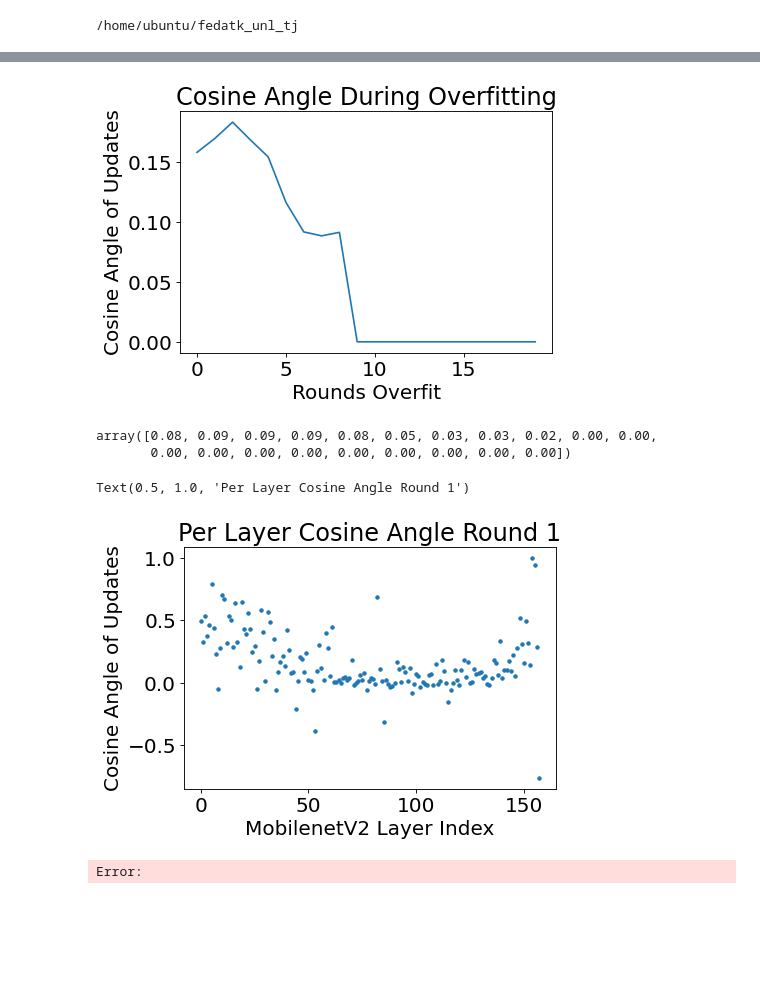
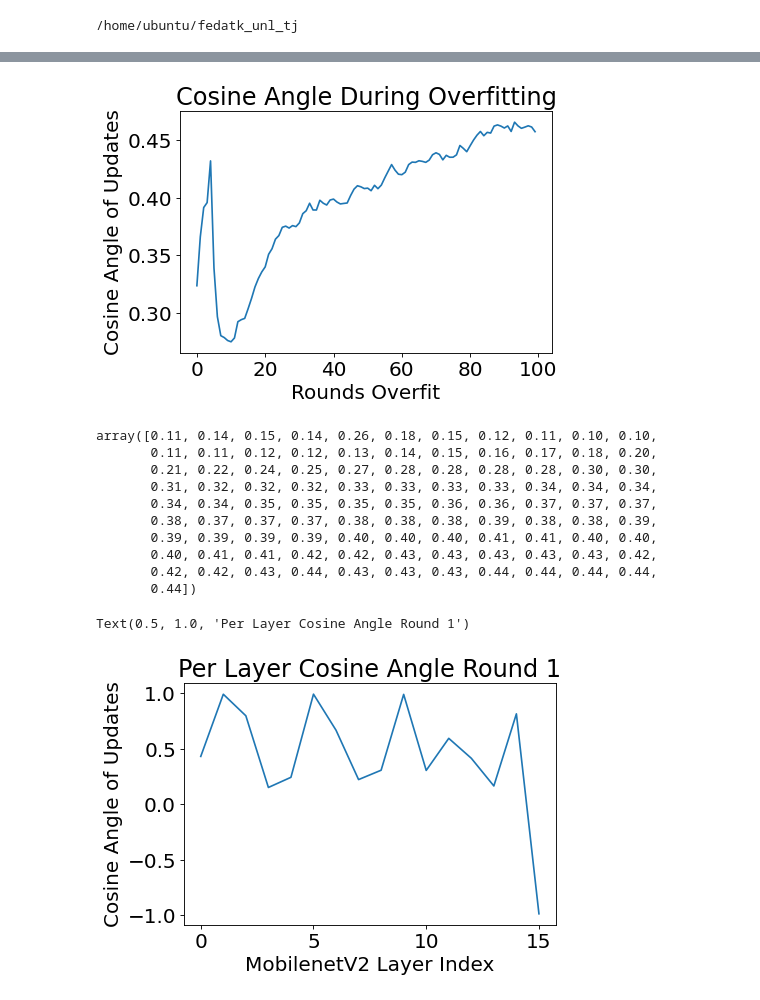
Before and after one commit to tj-kim/fedatk_unl_tj, a Jupyter notebook: experiments_paper/fig4a_cosine_angle_analysis.ipynb, the cells around one changed output, grey strips where cells are left out. Saved outputs shown, nothing was run; the diff lists cells and outputs as text; code cells hidden in the pictures; blank space fills up the shorter version.

```diff
--- a/experiments_paper/fig4a_cosine_angle_analysis.ipynb
+++ b/experiments_paper/fig4a_cosine_angle_analysis.ipynb
@@ -35,16 +35,16 @@ from transfer_attacks.Transferer import *
 from transfer_attacks.Args import *
 from transfer_attacks.TA_utils import *
 # %%
-setting, num_user = "FedAvg_adv", 40
+setting, num_user = "FedAvg_adv", 20
 
 try: # Skip loading if already loaded
     aggregator
 except:
-    aggregator, clients, args_ = set_args(setting, num_user,  experiment = "cifar10") # Indicate dataset here
+    aggregator, clients, args_ = set_args(setting, num_user,  experiment = "fakenewsnet") # Indicate dataset here
 
 # Load models for FAT and FedAvg
-save_path_FAT = '/home/ubuntu/fedatk_unl_tj/weights/cifar10/231031_FAT150round/FAT/'
-save_path_FedAvg = '/home/ubuntu/fedatk_unl_tj/weights/cifar10/230922_baseline_train/fedavg/'
+save_path_FAT = '/home/ubuntu/fedatk_unl_tj/weights/fakenews/250119_small_architecture_moreconv/FAT_ep02/'
+save_path_FedAvg = '/home/ubuntu/fedatk_unl_tj/weights/fakenews/250119_small_architecture_moreconv/FedAvg/'
 
 model_FAT = copy.deepcopy(import_model_weights(num_user, setting, save_path_FAT, aggregator, args_)[0])
 model_Fedavg = import_model_weights(num_user, setting, save_path_FedAvg, aggregator, args_)[0]
@@ -78,7 +82,7 @@ def diff_cosine_similarity(diff, baseline, key_length):
 
     return values_stored
 
-def get_adv_acc(aggregator, model, batch_size = 500, data_mode = "all", c_id = 0):
+def get_adv_acc(aggregator, model, batch_size = 500, data_mode = "all", c_id = 0, eps = 0.1):
     num_clients = len(aggregator.clients)
 
     # Dataloader for datax
@@ -102,7 +106,7 @@ def get_adv_acc(aggregator, model, batch_size = 500, data_mode = "all", c_id = 0
     t1.atk_params = PGD_Params()
     t1.atk_params.set_params(batch_size=batch_size, iteration = 10, target = -1,
                             x_val_min = torch.min(data_x), x_val_max = torch.max(data_x),
-                            step_size = 0.05, step_norm = "inf", eps = 4, eps_norm = 2)
+                            step_size = 0.05, step_norm = "inf", eps = eps, eps_norm = 2)
     t1.generate_advNN(c_id)
     t1.generate_xadv(atk_type="pgd")
     t1.send_to_victims(victim_idxs)
@@ -143,7 +147,7 @@ for key in desired_keys: #params_FAT:
     mag_norm_FedAvg2FAT += [diff/torch.norm(diff,p=2)]
 # %%
 # Perform 50 rounds of full overfitting on benign data on 200R FAT model
-num_rounds = 20
+num_rounds = 100
 
 setting = 'FedAvg_adv'
 
@@ -151,9 +155,9 @@ test_acc_gather = []
 adv_acc_gather = []
 cosine_gather_layers = np.zeros([num_rounds, len(desired_keys)])
 
-save_path_FAT150 = 'weights/cifar10/231031_FAT150round/FAT/'
+save_path_FAT150 = save_path_FAT # 'weights/cifar10/231031_FAT150round/FAT/'
 
-aggregator, clients, args_ = set_args(setting, num_user)
+aggregator, clients, args_ = set_args(setting, num_user, experiment = "fakenewsnet")
 
 # Test performance of aggregator on data
 aggregator.load_state(dir_path = save_path_FAT150)
@@ -174,7 +178,7 @@ x_max = torch.max(clients[0].adv_nn.dataloader.x_data)
 atk_params = PGD_Params()
 atk_params.set_params(batch_size=1, iteration = 10,
                 target = -1, x_val_min = x_min, x_val_max = x_max,
-                step_size = 0.05, step_norm = "inf", eps = 4.5, eps_norm = 2)
+                step_size = 0.05, step_norm = "inf", eps = 0.1, eps_norm = 2)
 
 
 for i in range(num_rounds):
@@ -275,7 +286,7 @@ plt.title('Cosine Angle During Overfitting')
 # Display the plot
 plt.show()
 # %% [output]
-[figure, old version]
+[figure, new version]
 # %%
 # Get number of params per desired key
 size = np.zeros(len(desired_keys))
@@ -293,23 +304,30 @@ cosine_propped = np.zeros(cosine_gather_layers.shape)
 
 np.average(cosine_gather_layers, weights = prop, axis = 1)
 # %% [output]
-array([0.08, 0.09, 0.09, 0.09, 0.08, 0.05, 0.03, 0.03, 0.02, 0.00, 0.00,
-       0.00, 0.00, 0.00, 0.00, 0.00, 0.00, 0.00, 0.00, 0.00])
+array([0.11, 0.14, 0.15, 0.14, 0.26, 0.18, 0.15, 0.12, 0.11, 0.10, 0.10,
+       0.11, 0.11, 0.12, 0.12, 0.13, 0.14, 0.15, 0.16, 0.17, 0.18, 0.20,
+       0.21, 0.22, 0.24, 0.25, 0.27, 0.28, 0.28, 0.28, 0.28, 0.30, 0.30,
+       0.31, 0.32, 0.32, 0.32, 0.33, 0.33, 0.33, 0.33, 0.34, 0.34, 0.34,
+       0.34, 0.34, 0.35, 0.35, 0.35, 0.35, 0.36, 0.36, 0.37, 0.37, 0.37,
+       0.38, 0.37, 0.37, 0.37, 0.38, 0.38, 0.38, 0.39, 0.38, 0.38, 0.39,
+       0.39, 0.39, 0.39, 0.39, 0.40, 0.40, 0.40, 0.41, 0.41, 0.40, 0.40,
+       0.40, 0.41, 0.41, 0.42, 0.42, 0.43, 0.43, 0.43, 0.43, 0.43, 0.42,
+       0.42, 0.42, 0.43, 0.44, 0.43, 0.43, 0.43, 0.44, 0.44, 0.44, 0.44,
+       0.44])
 # %%
 font = {'family' : 'normal',
         'weight' : 'normal',
         'size'   : 18}
 
 plt.rc('font', **font)
 plt.figure(dpi=80, figsize=(6,4))
 
-plt.plot(cosine_gather_layers[0],'.')
+plt.plot(cosine_gather_layers[80])
 
 # Adding labels and title
 plt.xlabel('MobilenetV2 Layer Index')
 plt.ylabel('Cosine Angle of Updates')
 plt.title('Per Layer Cosine Angle Round 1')
 # %% [output]
 Text(0.5, 1.0, 'Per Layer Cosine Angle Round 1')
-[figure, old version]
+[figure, new version]
-Error:
```
Also changed, not shown: parts of 3 cells of this notebook, 6 other files.
